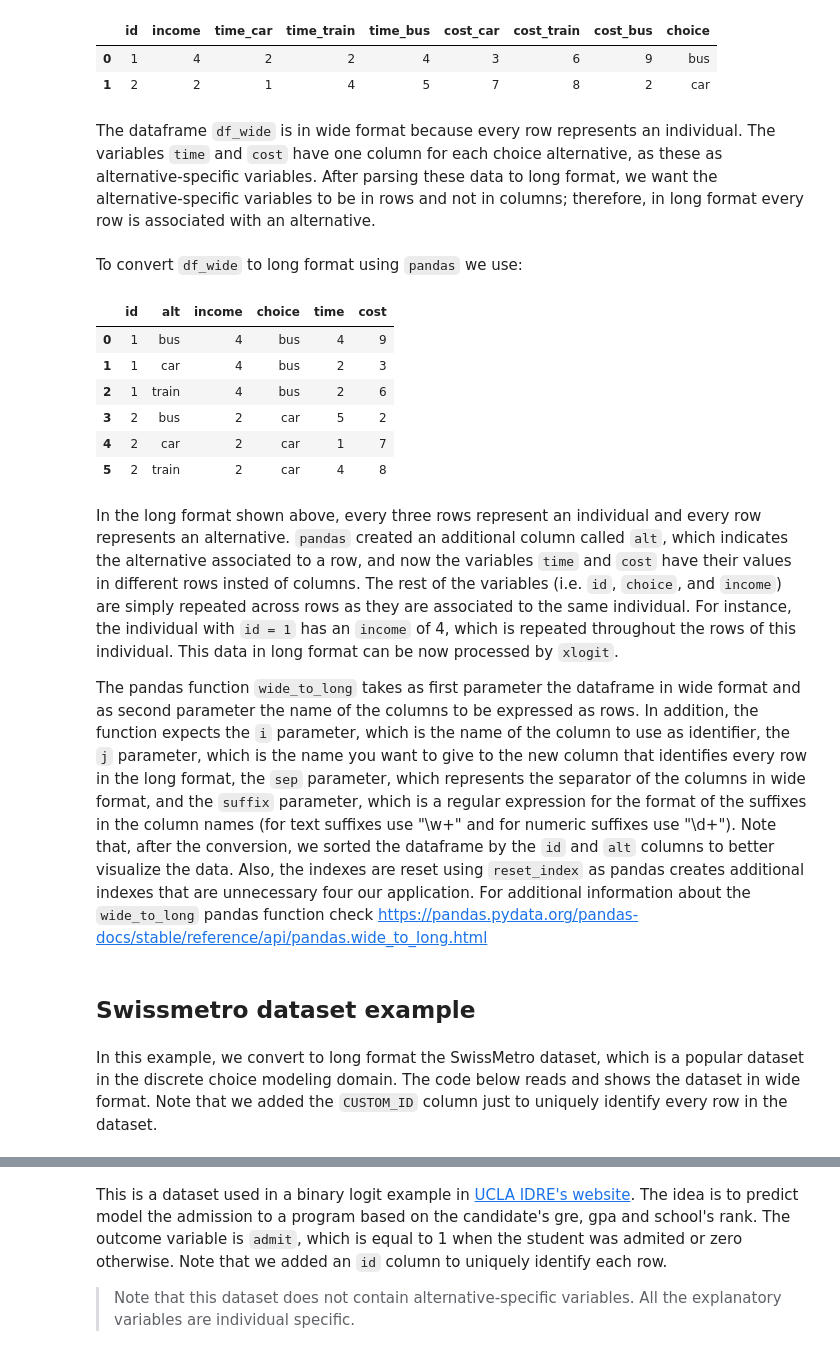
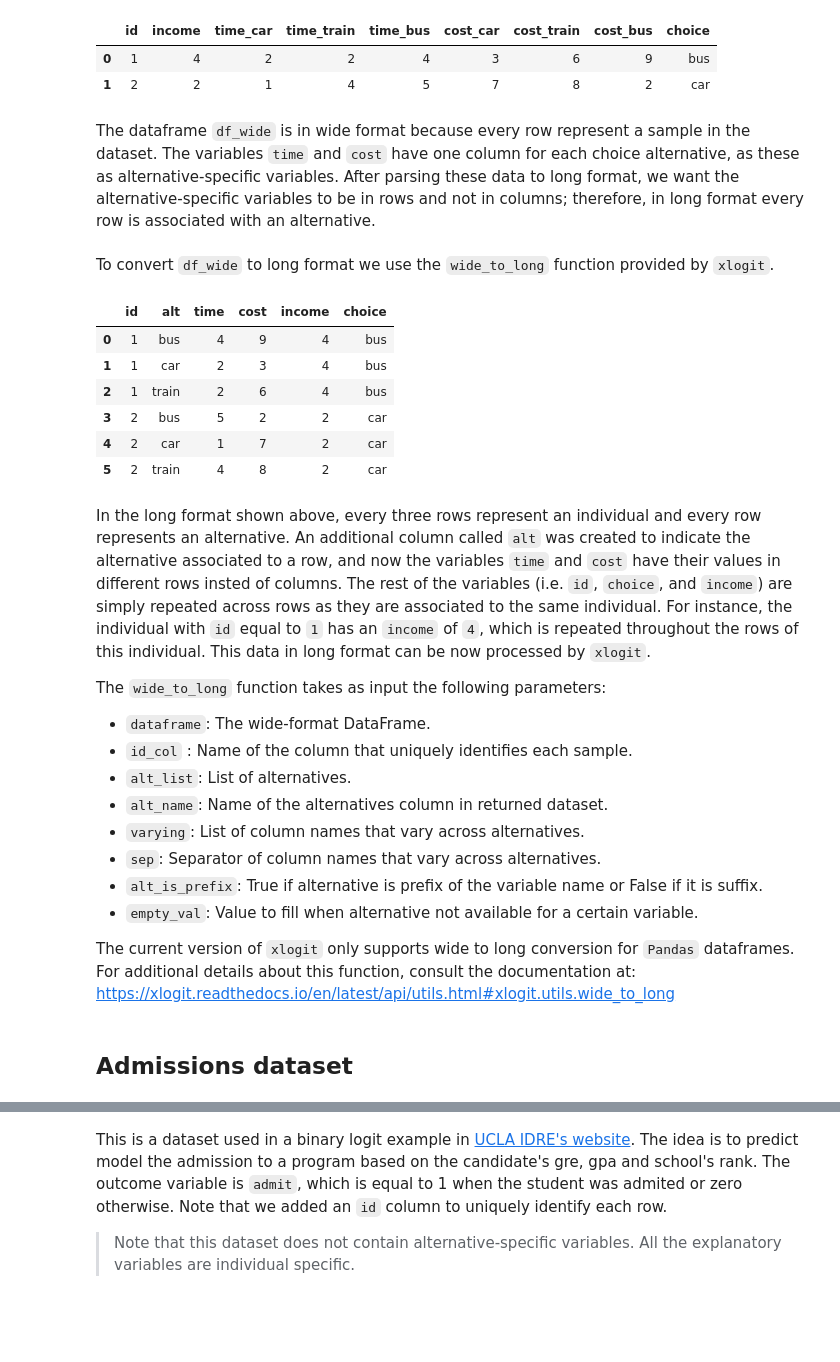
Before and after one commit to arteagac/xlogit, a Jupyter notebook: examples/convert_data_wide_to_long.ipynb, the cells around one changed output, grey strips where cells are left out. Drawn from its saved outputs; the diff is of its cells as text; code cells hidden in the pictures; blank space fills up the shorter version.

```diff
--- a/examples/convert_data_wide_to_long.ipynb
+++ b/examples/convert_data_wide_to_long.ipynb
@@ -33,28 +44,36 @@ df_wide
 | 0 | 1 | 4 | 2 | 2 | 4 | 3 | 6 | 9 | bus |
 | 1 | 2 | 2 | 1 | 4 | 5 | 7 | 8 | 2 | car |
 # %% [markdown]
-The dataframe `df_wide` is in wide format because every row represents an individual. The variables `time` and `cost` have one column for each choice alternative, as these as alternative-specific variables. After parsing these data to long format, we want the alternative-specific variables to be in rows and not in columns; therefore, in long format every row is associated with an alternative.
+The dataframe `df_wide` is in wide format because every row represent a sample in the dataset. The variables `time` and `cost` have one column for each choice alternative, as these as alternative-specific variables. After parsing these data to long format, we want the alternative-specific variables to be in rows and not in columns; therefore, in long format every row is associated with an alternative.
 # %% [markdown]
-To convert `df_wide` to long format using `pandas` we use:
+To convert `df_wide` to long format we use the `wide_to_long` function provided by `xlogit`.
-# %%
-# Convert to long format
-df_long = pd.wide_to_long(df_wide, ['time', 'cost'], i='id', j='alt', sep="_",
-                          suffix='\w+').sort_values(by=['id', 'alt']).reset_index()
-
-df_long
-# %% [output]
-|  | id | alt | income | choice | time | cost |
-| 0 | 1 | bus | 4 | bus | 4 | 9 |
-| 1 | 1 | car | 4 | bus | 2 | 3 |
-| 2 | 1 | train | 4 | bus | 2 | 6 |
-| 3 | 2 | bus | 2 | car | 5 | 2 |
-| 4 | 2 | car | 2 | car | 1 | 7 |
-| 5 | 2 | train | 2 | car | 4 | 8 |
+# %%
+from xlogit.utils import wide_to_long
+df_long = wide_to_long(df_wide, id_col='id', alt_list=['car', 'train', 'bus'],
+                       varying=['time', 'cost'], alt_name='alt', sep='_')
+
+df_long
+# %% [output]
+|  | id | alt | time | cost | income | choice |
+| 0 | 1 | bus | 4 | 9 | 4 | bus |
+| 1 | 1 | car | 2 | 3 | 4 | bus |
+| 2 | 1 | train | 2 | 6 | 4 | bus |
+| 3 | 2 | bus | 5 | 2 | 2 | car |
+| 4 | 2 | car | 1 | 7 | 2 | car |
+| 5 | 2 | train | 4 | 8 | 2 | car |
 # %% [markdown]
-In the long format shown above, every three rows represent an individual and every row represents an alternative. `pandas` created an additional column called `alt`, which indicates the alternative associated to a row, and now the variables `time` and `cost` have their values in different rows insted of columns.  The rest of the variables (i.e. `id`, `choice`, and `income`) are simply repeated across rows as they are associated to the same individual. For instance, the individual with `id = 1` has an `income` of 4, which is repeated throughout the rows of this individual. This data in long format can be now processed by `xlogit`.
+In the long format shown above, every three rows represent an individual and every row represents an alternative. An additional column called `alt` was created to indicate the alternative associated to a row, and now the variables `time` and `cost` have their values in different rows insted of columns.  The rest of the variables (i.e. `id`, `choice`, and `income`) are simply repeated across rows as they are associated to the same individual. For instance, the individual with `id` equal to `1` has an `income` of `4`, which is repeated throughout the rows of this individual. This data in long format can be now processed by `xlogit`.
 
-The pandas function `wide_to_long` takes as first parameter the dataframe in wide format and as second parameter the name of the columns to be expressed as rows. In addition, the function expects the `i` parameter, which is the name of the column to use as identifier, the `j` parameter, which is the name you want to give to the new column that identifies every row in the long format, the `sep` parameter, which represents the separator of the columns in wide format, and the `suffix` parameter, which is a regular expression for the format of the suffixes in the column names (for text suffixes use "\w+" and for numeric suffixes use "\d+"). Note that, after the conversion, we sorted the dataframe by the `id` and `alt` columns to better visualize the data. Also, the indexes are reset using `reset_index` as pandas creates additional indexes that are unnecessary four our application. For additional information about the `wide_to_long` pandas function check https://pandas.pydata.org/pandas-docs/stable/reference/api/pandas.wide_to_long.html
+The `wide_to_long` function takes as input the following parameters:
+- `dataframe`: The wide-format DataFrame.
+- `id_col` : Name of the column that uniquely identifies each sample.
+- `alt_list`: List of alternatives.
+- `alt_name`: Name of the alternatives column in returned dataset.
+- `varying`: List of column names that vary across alternatives.
+- `sep`: Separator of column names that vary across alternatives.
+- `alt_is_prefix`: True if alternative is prefix of the variable name or False if it is suffix.
+- `empty_val`: Value to fill when alternative not available for a certain variable.
+
+The current version of `xlogit` only supports wide to long conversion for `Pandas` dataframes. For additional details about this function, consult the documentation at: https://xlogit.readthedocs.io/en/latest/api/utils.html#xlogit.utils.wide_to_long
 # %% [markdown]
-## Swissmetro dataset example
+## Admissions dataset
-# %% [markdown]
-In this example, we convert to long format the SwissMetro dataset, which is a popular dataset in the discrete choice modeling domain. The code below reads and shows the dataset in wide format. Note that we added the `CUSTOM_ID` column just to uniquely identify every row in the dataset.
```
Also changed, not shown: parts of 20 cells of this notebook.
